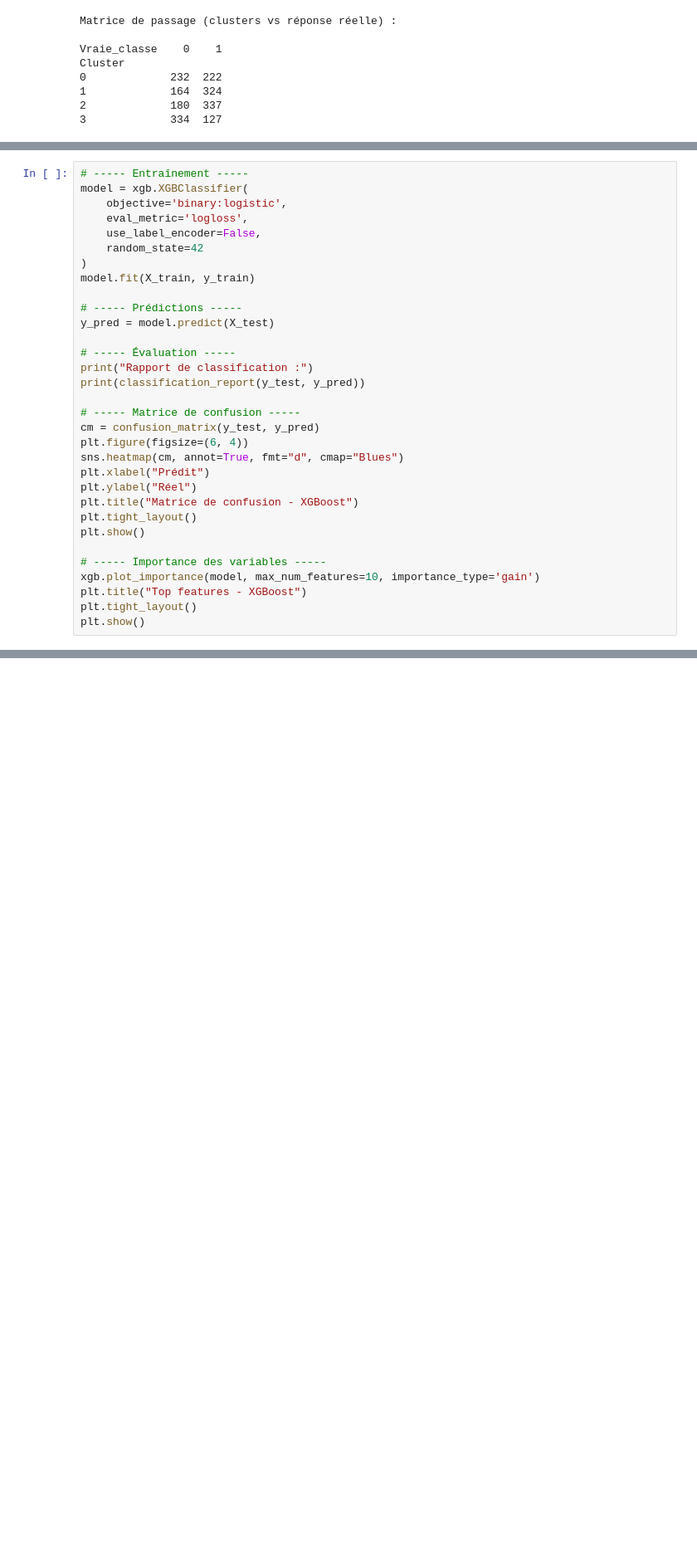
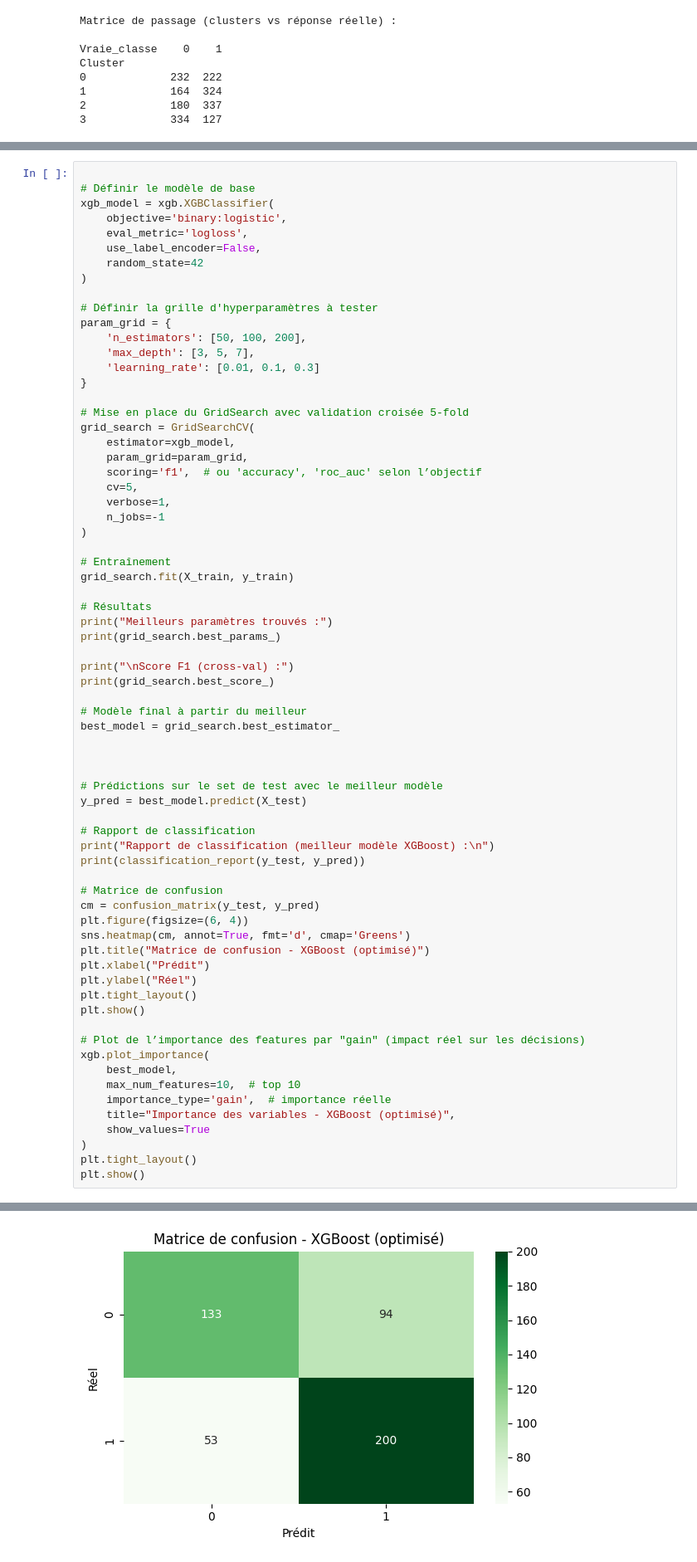
Before and after one commit to hlrnGH/HETIC_Project_ML, a Jupyter notebook: main.ipynb, the cells around one changed output, grey strips where cells are left out. Shown: that part at 83% size. Drawn from its saved outputs; the diff is of its cells as text; blank space fills up the shorter version.

```diff
--- a/main.ipynb
+++ b/main.ipynb
@@ -188,32 +223,70 @@ weighted avg       0.66      0.66      0.66       480
 # %%
-# ----- Entraînement -----
-model = xgb.XGBClassifier(
+
+# Définir le modèle de base
+xgb_model = xgb.XGBClassifier(
     objective='binary:logistic',
     eval_metric='logloss',
     use_label_encoder=False,
     random_state=42
 )
-model.fit(X_train, y_train)
 
-# ----- Prédictions -----
-y_pred = model.predict(X_test)
+# Définir la grille d'hyperparamètres à tester
+param_grid = {
+    'n_estimators': [50, 100, 200],
+    'max_depth': [3, 5, 7],
+    'learning_rate': [0.01, 0.1, 0.3]
+}
 
-# ----- Évaluation -----
-print("Rapport de classification :")
+# Mise en place du GridSearch avec validation croisée 5-fold
+grid_search = GridSearchCV(
+    estimator=xgb_model,
+    param_grid=param_grid,
+    scoring='f1',  # ou 'accuracy', 'roc_auc' selon l’objectif
+    cv=5,
+    verbose=1,
+    n_jobs=-1
+)
+
+# Entraînement
+grid_search.fit(X_train, y_train)
+
+# Résultats
+print("Meilleurs paramètres trouvés :")
+print(grid_search.best_params_)
+
+print("\nScore F1 (cross-val) :")
+print(grid_search.best_score_)
+
+# Modèle final à partir du meilleur
+best_model = grid_search.best_estimator_
+
+
+
+# Prédictions sur le set de test avec le meilleur modèle
+y_pred = best_model.predict(X_test)
+
+# Rapport de classification
+print("Rapport de classification (meilleur modèle XGBoost) :\n")
 print(classification_report(y_test, y_pred))
 
-# ----- Matrice de confusion -----
+# Matrice de confusion
 cm = confusion_matrix(y_test, y_pred)
 plt.figure(figsize=(6, 4))
-sns.heatmap(cm, annot=True, fmt="d", cmap="Blues")
+sns.heatmap(cm, annot=True, fmt='d', cmap='Greens')
+plt.title("Matrice de confusion - XGBoost (optimisé)")
 plt.xlabel("Prédit")
 plt.ylabel("Réel")
-plt.title("Matrice de confusion - XGBoost")
 plt.tight_layout()
 plt.show()
 
-# ----- Importance des variables -----
-xgb.plot_importance(model, max_num_features=10, importance_type='gain')
-plt.title("Top features - XGBoost")
+# Plot de l’importance des features par "gain" (impact réel sur les décisions)
+xgb.plot_importance(
+    best_model,
+    max_num_features=10,  # top 10
+    importance_type='gain',  # importance réelle
+    title="Importance des variables - XGBoost (optimisé)",
+    show_values=True
+)
 plt.tight_layout()
 plt.show()
+# %% [output]
@@ -219,0 +312 @@ plt.show()
+[figure, added]
```
Also changed, not shown: parts of 3 cells of this notebook.
